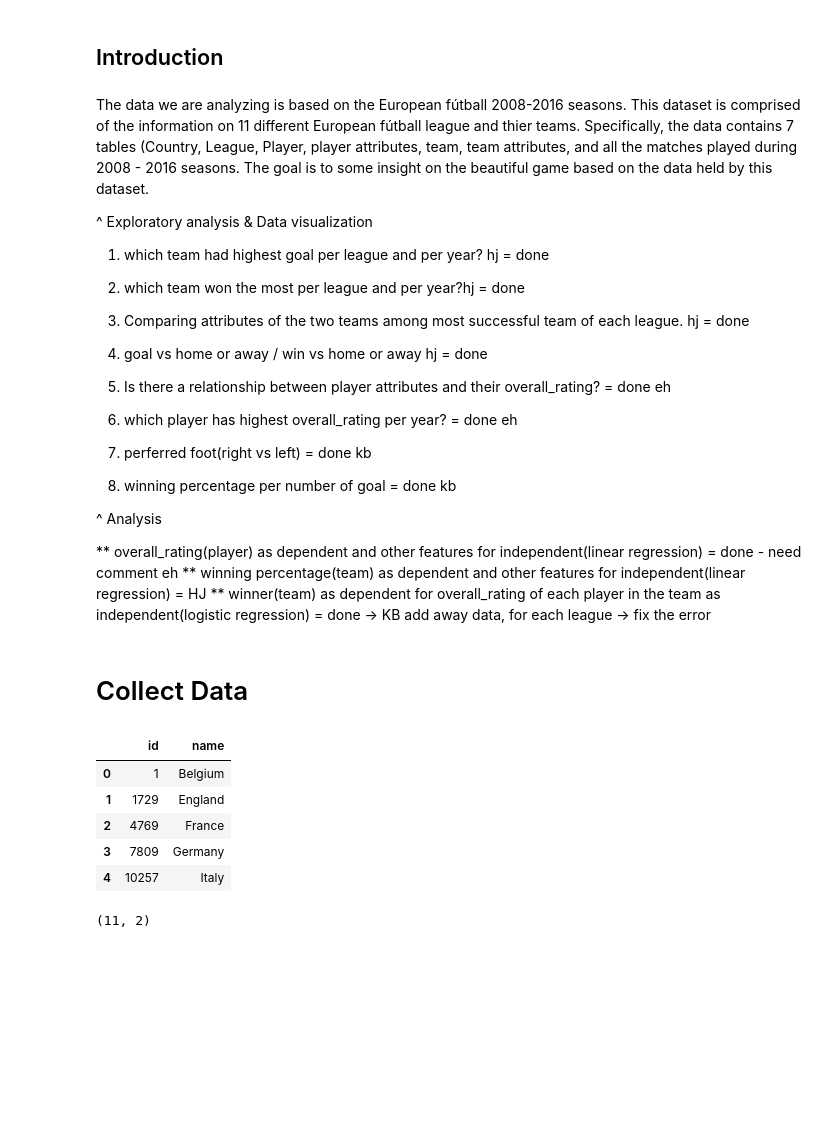
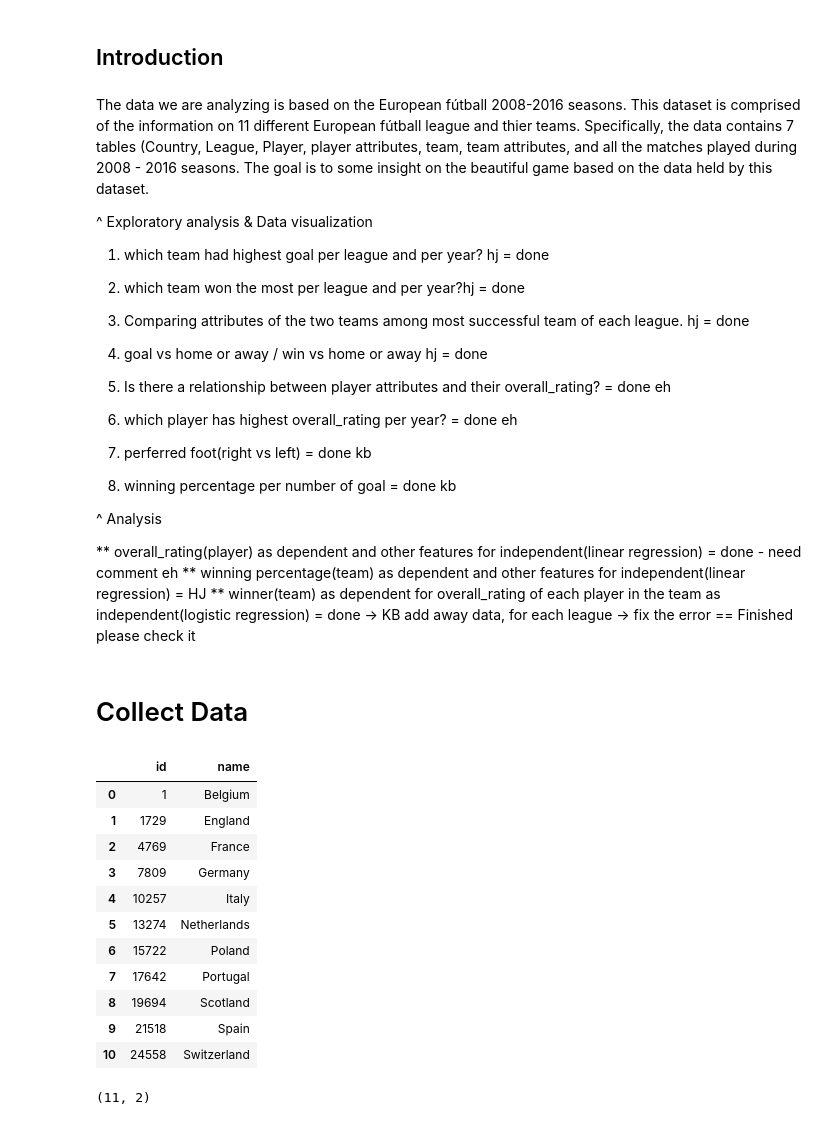
Before and after one commit to kgebrehi/European_Soccer_Analysis, a Jupyter notebook: cmsc320Final.ipynb, the cells around one changed output. Drawn from its saved outputs; the diff is of its cells as text; code cells hidden in the pictures; blank space fills up the shorter version.

```diff
--- a/cmsc320Final.ipynb
+++ b/cmsc320Final.ipynb
@@ -23,7 +23,7 @@ The data we are analyzing is based on the European fútball 2008-2016 seasons. T
 
 ** overall_rating(player) as dependent and other features for independent(linear regression) = done - need comment eh
 ** winning percentage(team) as dependent and other features for independent(linear regression) = HJ
-** winner(team) as dependent for overall_rating of each player in the team as independent(logistic regression) = done -> KB add away data, for each league -> fix the error
+** winner(team) as dependent for overall_rating of each player in the team as independent(logistic regression) = done -> KB add away data, for each league -> fix the error == Finished please check it
 # %% [markdown]
 # Collect Data
 # %%
@@ -47,14 +47,20 @@ conn = sqlite3.connect(sqlite_file)    # connect to the database
 # %%
 query = "SELECT * FROM Country"        # get the Country table
 countries = pd.read_sql(query, conn)
-countries.head()
+countries.head(11)
 # %% [output]
 |  | id | name |
 | 0 | 1 | Belgium |
 | 1 | 1729 | England |
 | 2 | 4769 | France |
 | 3 | 7809 | Germany |
 | 4 | 10257 | Italy |
+| 5 | 13274 | Netherlands |
+| 6 | 15722 | Poland |
+| 7 | 17642 | Portugal |
+| 8 | 19694 | Scotland |
+| 9 | 21518 | Spain |
+| 10 | 24558 | Switzerland |
 # %%
 countries.shape
 # %% [output]
```
Also changed, not shown: parts of 32 cells of this notebook.
